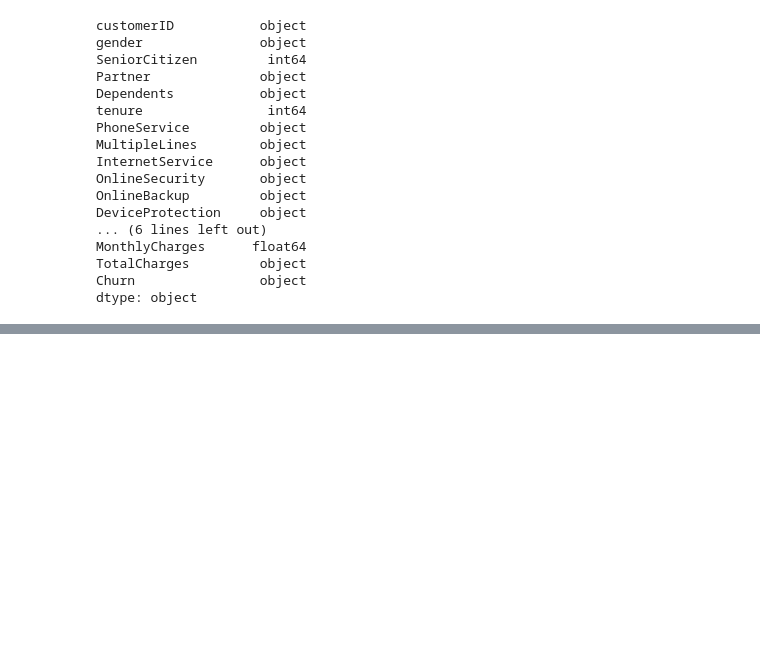
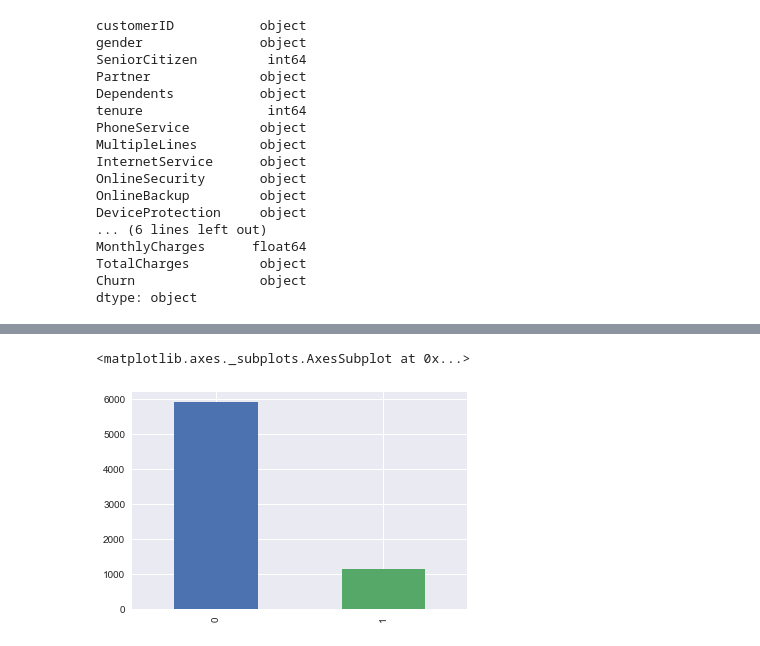
Before and after one commit to cjrutherford/mining, a Jupyter notebook: Data Mining Code Portion..ipynb, the cells around one changed output, grey strips where cells are left out. Cells and saved outputs as stored; diff of their text form; code cells hidden in the pictures; blank space fills up the shorter version.

```diff
--- a/Data Mining Code Portion..ipynb
+++ b/Data Mining Code Portion..ipynb
@@ -113,0 +84,6 @@ Name: genderOrdinal, dtype: int64
+# %%
+senior_counts = customer_data.SeniorCitizen.value_counts()
+senior_counts.plot.bar()
+# %% [output]
+<matplotlib.axes._subplots.AxesSubplot at 0x...>
+[figure, added]
```
Also changed, not shown: parts of 19 cells of this notebook, 1 other file.
